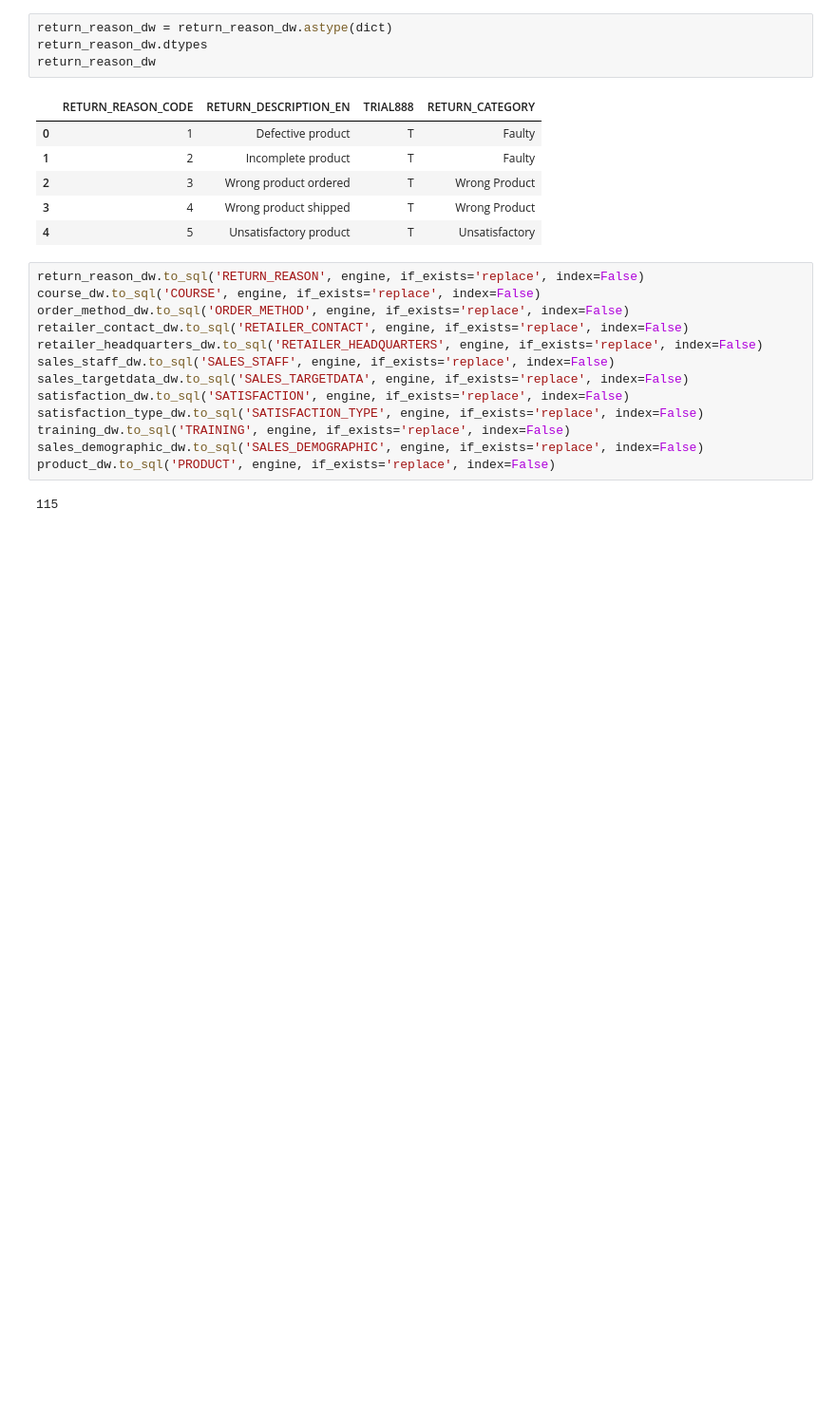
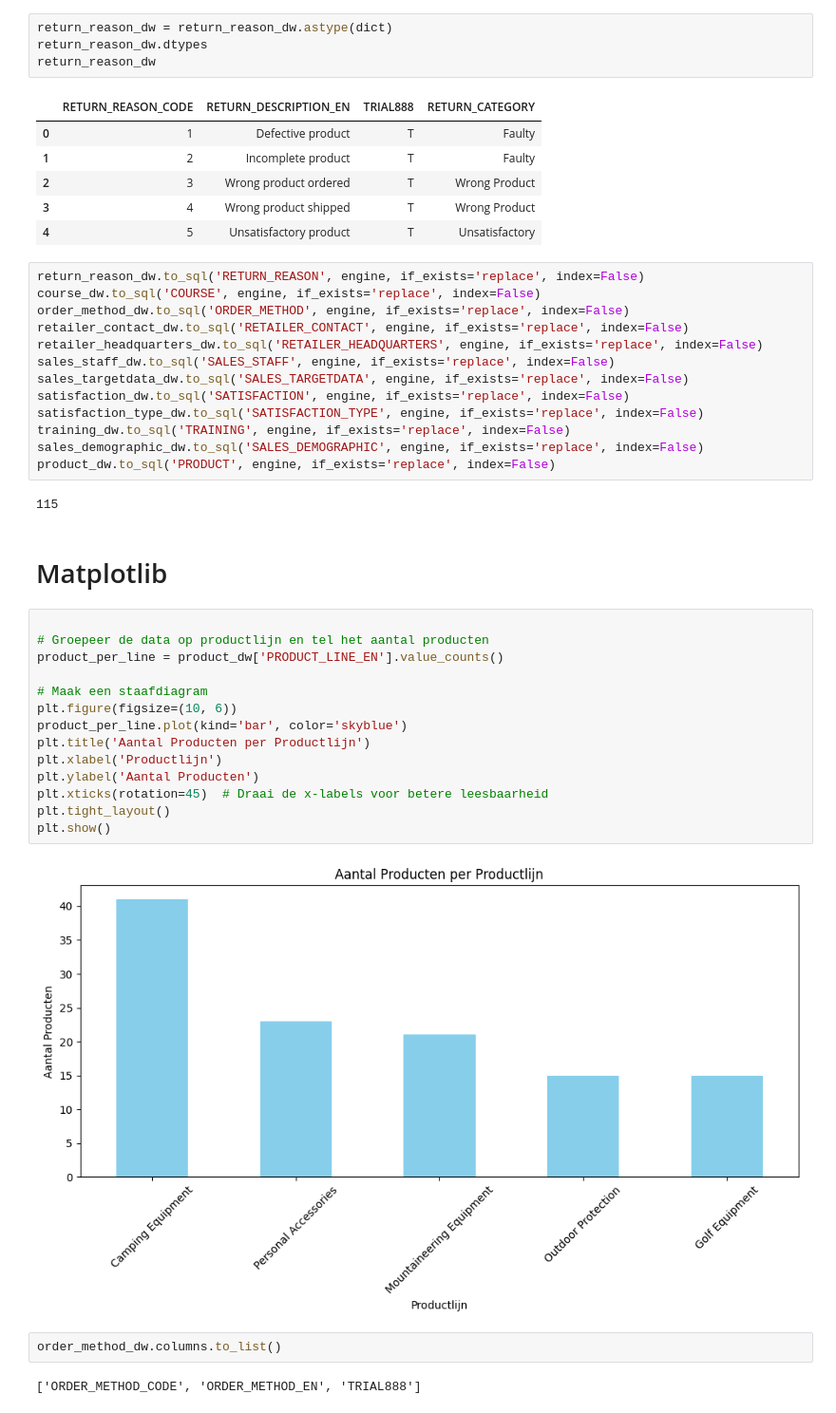
Before and after one commit to OutworldToast/Data-Warehouse, a Jupyter notebook: DataWarehouse.ipynb, the cells around one changed output. Shown at 95% size. Drawn from its saved outputs; the diff is of its cells as text; blank space fills up the shorter version.

Commit message:
matplotlib dashboard gemaakt

```diff
--- a/DataWarehouse.ipynb
+++ b/DataWarehouse.ipynb
@@ -372,3 +388,25 @@ sales_demographic_dw.to_sql('SALES_DEMOGRAPHIC', engine, if_exists='replace', in
 product_dw.to_sql('PRODUCT', engine, if_exists='replace', index=False)
 # %% [output]
 115
+# %% [markdown]
+# Matplotlib
+# %%
+
+# Groepeer de data op productlijn en tel het aantal producten
+product_per_line = product_dw['PRODUCT_LINE_EN'].value_counts()
+
+# Maak een staafdiagram
+plt.figure(figsize=(10, 6))
+product_per_line.plot(kind='bar', color='skyblue')
+plt.title('Aantal Producten per Productlijn')
+plt.xlabel('Productlijn')
+plt.ylabel('Aantal Producten')
+plt.xticks(rotation=45)  # Draai de x-labels voor betere leesbaarheid
+plt.tight_layout()
+plt.show()
+# %% [output]
+[figure, added]
+# %%
+order_method_dw.columns.to_list()
+# %% [output]
+['ORDER_METHOD_CODE', 'ORDER_METHOD_EN', 'TRIAL888']
```
Also changed, not shown: parts of 2 cells of this notebook.
